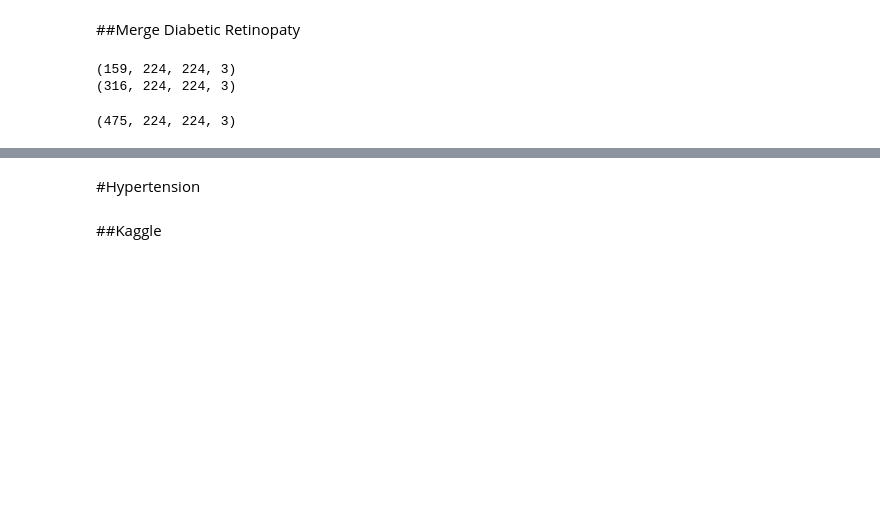
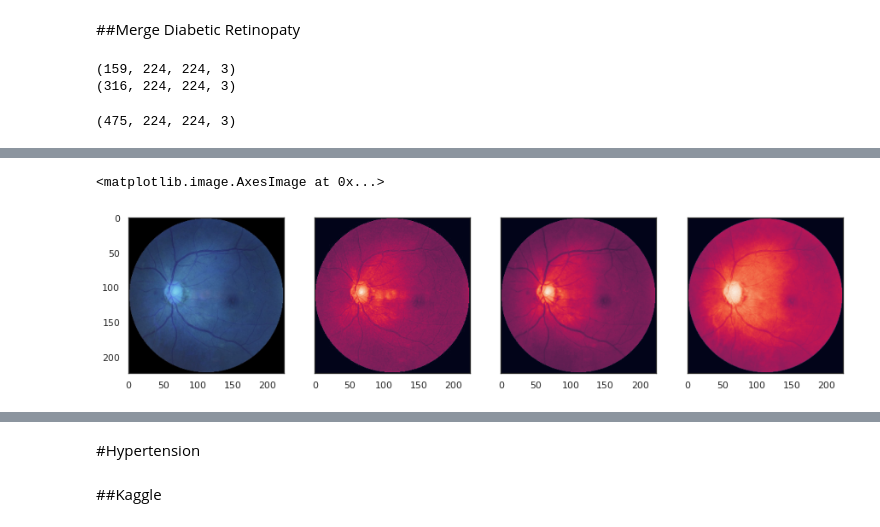
Before and after one commit to Barcelona-Technology-School/InnoSpark-edir, a Jupyter notebook: ML first attempt/MergedDatasets.ipynb, the cells around one changed output, grey strips where cells are left out. Drawn from its saved outputs; the diff is of its cells as text; code cells hidden in the pictures; blank space fills up the shorter version.

```diff
--- a/ML first attempt/MergedDatasets.ipynb
+++ b/ML first attempt/MergedDatasets.ipynb
@@ -392,0 +403,11 @@ plt.tight_layout()
+# %%
+sns.set_theme(style="white")
+f, (ax1, ax2, ax3, ax4) = plt.subplots(1, 4, sharey=True)
+f.set_figwidth(15)
+ax1.imshow(image)
+ax2.imshow(image[:, :, 0]) #Red
+ax3.imshow(image[:, :, 1]) #Green
+ax4.imshow(image[:, :, 2]) #Blue
+# %% [output]
+<matplotlib.image.AxesImage at 0x...>
+[figure, added]
```
Also changed, not shown: parts of 19 cells of this notebook.
